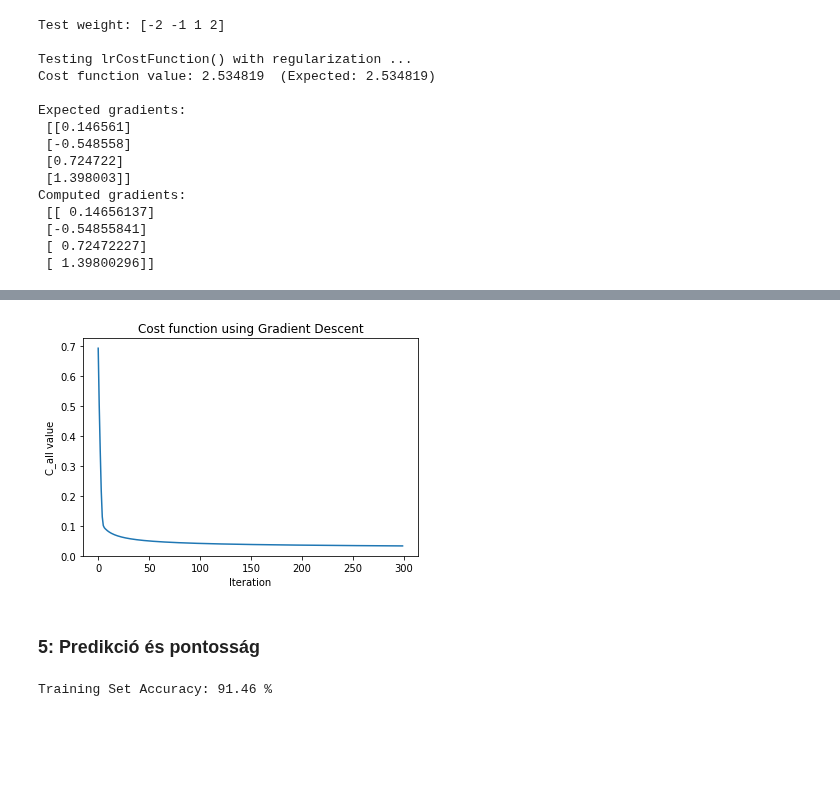
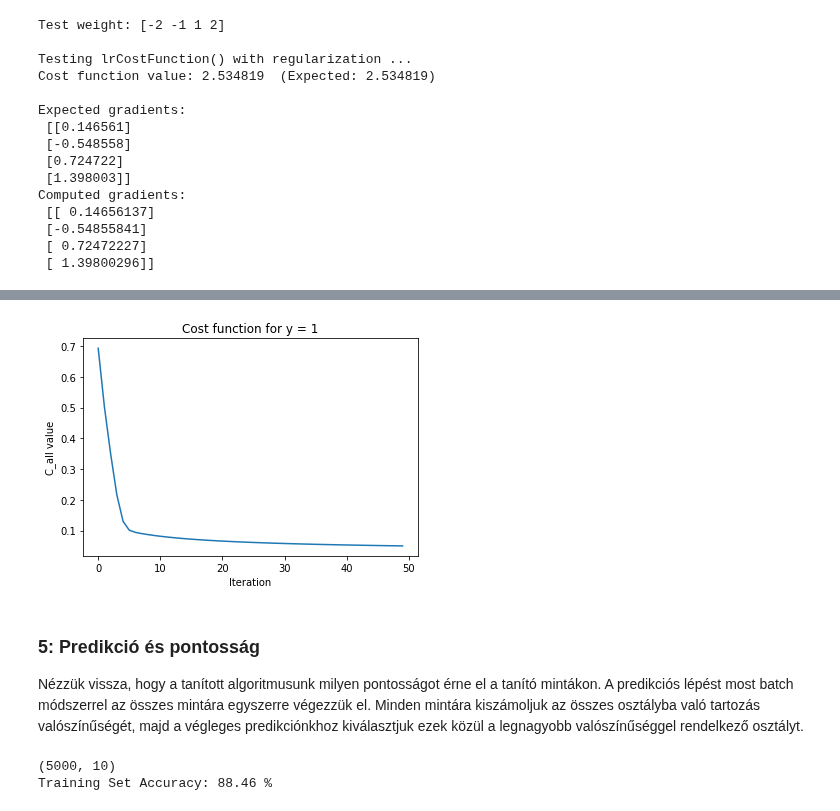
Before and after one commit to Fortuz/MIKRO_lab, a Jupyter notebook: AdaptiveRoboLabor/Jupyter/L05_MulticlassClassification_OneVsAll/L05 - Többosztályos klasszifikáció - Egy vs Többi (One vs All).ipynb, the cells around one changed output, grey strips where cells are left out. Cells and saved outputs as stored; diff of their text form; code cells hidden in the pictures; blank space fills up the shorter version.

```diff
--- a/AdaptiveRoboLabor/Jupyter/L05_MulticlassClassification_OneVsAll/L05 - Többosztályos klasszifikáció - Egy vs Többi (One vs All).ipynb
+++ b/AdaptiveRoboLabor/Jupyter/L05_MulticlassClassification_OneVsAll/L05 - Többosztályos klasszifikáció - Egy vs Többi (One vs All).ipynb
@@ -109,5 +118,6 @@ Computed gradients:
 # %%
-def gradientDescent(X,Y,w,learning_rate,num_iters,Lambda):                          # grádiens módszer definíciója
+def gradientDescent(X,Y,w,learning_rate,num_iters,Lambda):                          # gradiens módszer definíciója
+############################################################
     C_history = []
 
     for i in range(num_iters):
@@ -115,4 +125,6 @@ def gradientDescent(X,Y,w,learning_rate,num_iters,Lambda):
         w = w - (learning_rate * grad)
         C_history.append(C)
 
-    return w, np.array(C_history)
+    C_history = np.array(C_history)
+############################################################
+    return w, C_history
@@ -125,37 +148,48 @@ def oneVsAll(X, Y, num_labels, Lambda):                                     # On
     w_all = []
     C_all = []
 
+#############################################################               # A Bias tagokat ne felejtsük el hozzá adni
     X = np.hstack((np.ones((m, 1)), X))
 
     for i in range(1,num_labels + 1):
-        w, C_history = gradientDescent(X, np.where(Y == i, 1, 0), w_init, 1, 300, Lambda)
-        w_all.extend(w)
-        C_all.extend(C_history)
+        w, C_history = gradientDescent(X, np.where(Y == i, 1, 0), w_init, 1, 50, Lambda)
+        w_all.append(w)
+        C_all.append(C_history)
 
-    return np.array(w_all).reshape(num_labels, n + 1), C_all
-
-
-
-w_all, C_all = oneVsAll(X,Y,10,0.1)
-plt.plot(C_all[0:300])
-plt.title("Cost function using Gradient Descent")
-plt.xlabel("Iteration")
-plt.ylabel("C_all value")
-plt.show()
+    w_all = np.array(w_all).reshape(num_labels, -1)
+    C_all = np.array(C_all)
+#############################################################
+    return w_all, C_all
-# %% [output]
-[figure, removed]
-# %% [markdown]
-### 5: Predikció és pontosság
+# %%
+Lambda = 0.1
+num_labels = 10
+
+w_all, C_all = oneVsAll(X,Y,num_labels,Lambda)
+
+plt.plot(C_all[0])
+plt.title("Cost function for y = 1")
+plt.xlabel("Iteration")
+plt.ylabel("C_all value")
+plt.show()
+# %% [output]
+[figure, added]
+# %% [markdown]
+### 5: Predikció és pontosság
+
+Nézzük vissza, hogy a tanított algoritmusunk milyen pontosságot érne el a tanító mintákon. A predikciós lépést most batch módszerrel az összes mintára egyszerre végezzük el. Minden mintára kiszámoljuk az összes osztályba való tartozás valószínűségét, majd a végleges predikciónkhoz kiválasztjuk ezek közül a legnagyobb valószínűséggel rendelkező osztályt.
 # %%
 def predictionOneVsAll(w_all,X):
     m = X.shape[0]
     X = np.hstack((np.ones((m,1)),X))
-
-    predictions = X @ w_all.T
-    return np.argmax(predictions,axis=1)+1                      # alapból eggyel kevesebbet ad vissza
+###########################################################
+    predictions = X @ w_all.T                                # minta szám(m) x osztályok száma (num_label) méretű mátrix
+    predictions = np.argmax(predictions,axis=1)+1            # alapból eggyel kevesebbet ad vissza
+###########################################################
+    return predictions
 
 pred = predictionOneVsAll(w_all, X)
 acc = sum(pred[:,np.newaxis]==Y)[0]/5000*100
-print("Training Set Accuracy:", acc,"%")
+print("Training Set Accuracy: %.2f" % acc,"%")
 # %% [output]
-Training Set Accuracy: 91.46 %
+(5000, 10)
+Training Set Accuracy: 88.46 %
```
Also changed, not shown: parts of 7 cells of this notebook, 1 other file.
